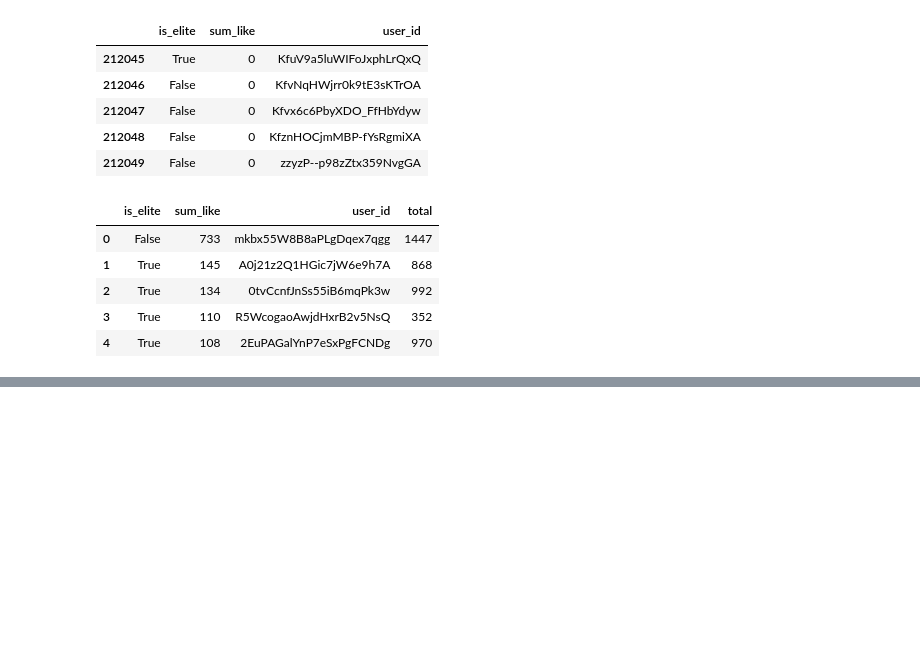
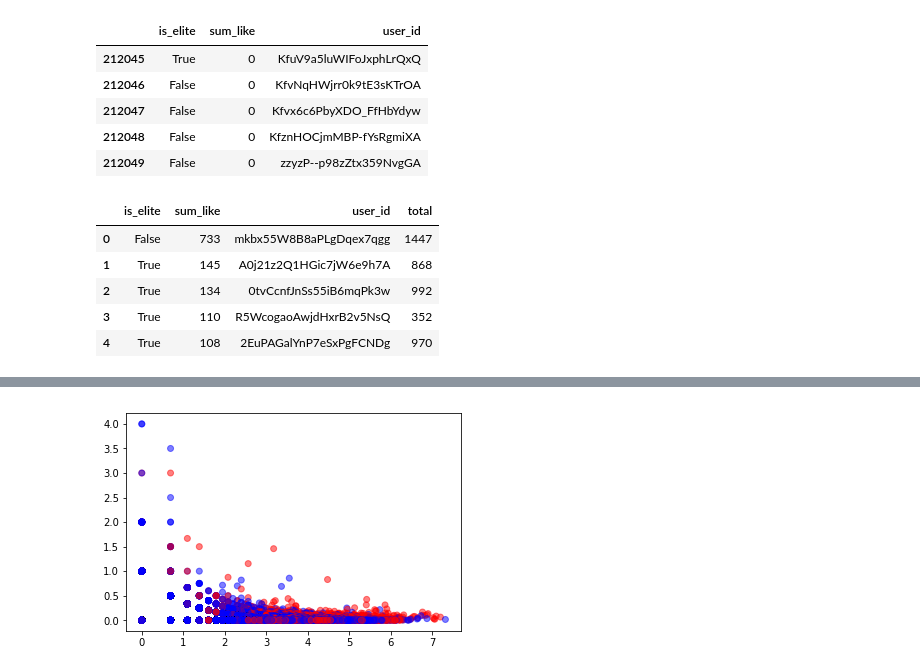
Before and after one commit to CornellDataScience/Yelp, a Jupyter notebook: salt-baes/Kenta/tip.analysis.ipynb, the cells around one changed output, grey strips where cells are left out. Saved outputs shown, nothing was run; the diff lists cells and outputs as text; code cells hidden in the pictures; blank space fills up the shorter version.

```diff
--- a/salt-baes/Kenta/tip.analysis.ipynb
+++ b/salt-baes/Kenta/tip.analysis.ipynb
@@ -257,0 +249,6 @@ plt.show()
+# %%
+import math
+plt.scatter(map(math.log, user_tips_df['total'][1:]), user_tips_df['like_rate'][1:], c=color[1:], alpha=0.5)
+plt.show()
+# %% [output]
+[figure, added]
```
Also changed, not shown: parts of 5 cells of this notebook.
